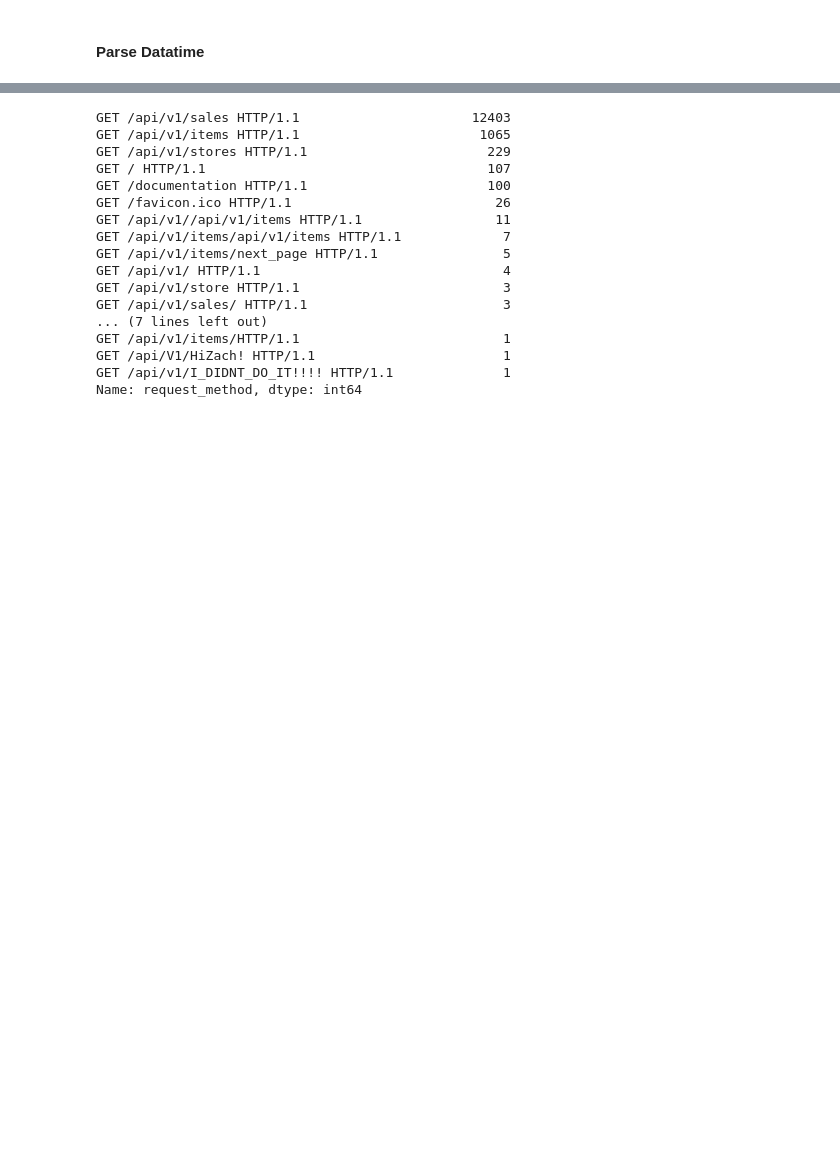
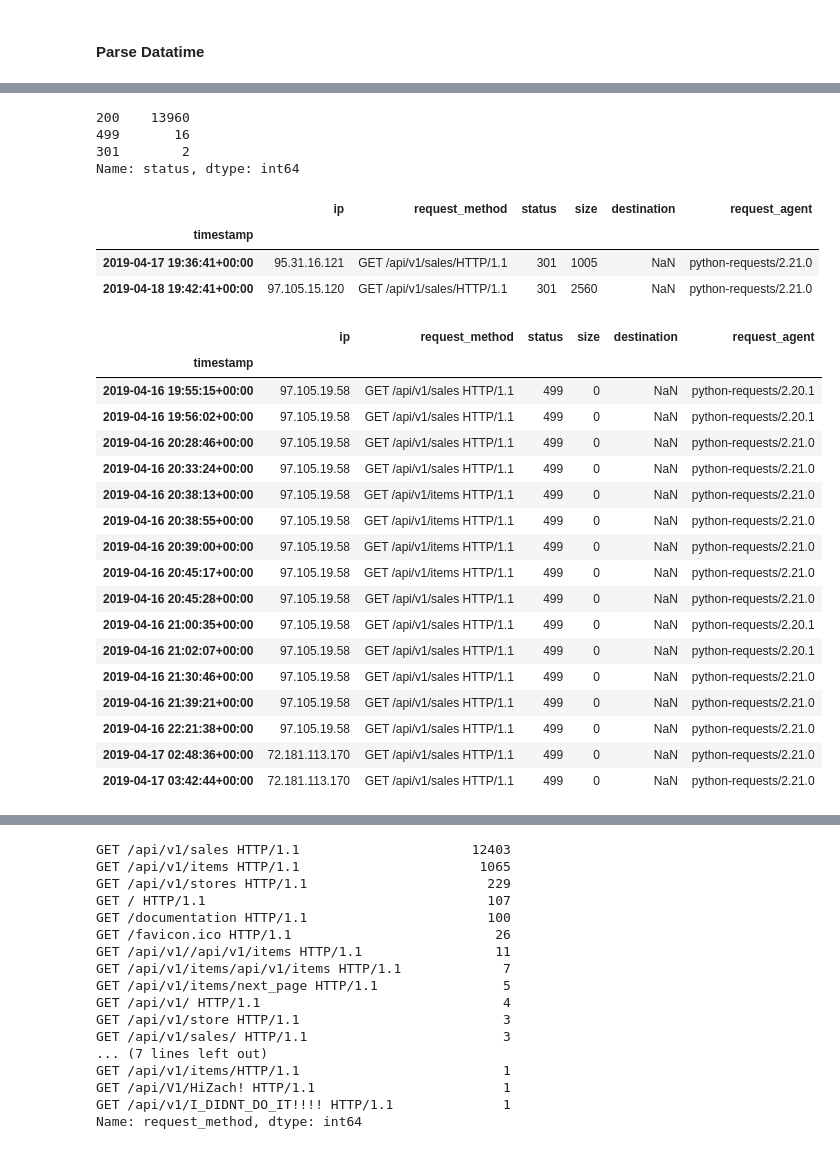
Before and after one commit to misty-garcia/ds-methodologies-exercises, a Jupyter notebook: anomaly_detection/discrete_anomaly_detection.ipynb, the cells around one changed output, grey strips where cells are left out. Saved outputs shown, nothing was run; the diff lists cells and outputs as text; code cells hidden in the pictures; blank space fills up the shorter version.

```diff
--- a/anomaly_detection/discrete_anomaly_detection.ipynb
+++ b/anomaly_detection/discrete_anomaly_detection.ipynb
@@ -109,0 +115,35 @@ df.head()
+# %%
+df.status.value_counts()
+# %% [output]
+200    13960
+499       16
+301        2
+Name: status, dtype: int64
+# %%
+df [df.status == 301]
+# %% [output]
+|  | ip | request_method | status | size | destination | request_agent |
+| timestamp |  |  |  |  |  |  |
+| 2019-04-17 19:36:41+00:00 | 95.31.16.121 | GET /api/v1/sales/HTTP/1.1 | 301 | 1005 | NaN | python-requests/2.21.0 |
+| 2019-04-18 19:42:41+00:00 | 97.105.15.120 | GET /api/v1/sales/HTTP/1.1 | 301 | 2560 | NaN | python-requests/2.21.0 |
+# %%
+df [df.status == 499]
+# %% [output]
+|  | ip | request_method | status | size | destination | request_agent |
+| timestamp |  |  |  |  |  |  |
+| 2019-04-16 19:55:15+00:00 | 97.105.19.58 | GET /api/v1/sales HTTP/1.1 | 499 | 0 | NaN | python-requests/2.20.1 |
+| 2019-04-16 19:56:02+00:00 | 97.105.19.58 | GET /api/v1/sales HTTP/1.1 | 499 | 0 | NaN | python-requests/2.20.1 |
+| 2019-04-16 20:28:46+00:00 | 97.105.19.58 | GET /api/v1/sales HTTP/1.1 | 499 | 0 | NaN | python-requests/2.21.0 |
+| 2019-04-16 20:33:24+00:00 | 97.105.19.58 | GET /api/v1/sales HTTP/1.1 | 499 | 0 | NaN | python-requests/2.21.0 |
+| 2019-04-16 20:38:13+00:00 | 97.105.19.58 | GET /api/v1/items HTTP/1.1 | 499 | 0 | NaN | python-requests/2.21.0 |
+| 2019-04-16 20:38:55+00:00 | 97.105.19.58 | GET /api/v1/items HTTP/1.1 | 499 | 0 | NaN | python-requests/2.21.0 |
+| 2019-04-16 20:39:00+00:00 | 97.105.19.58 | GET /api/v1/items HTTP/1.1 | 499 | 0 | NaN | python-requests/2.21.0 |
+| 2019-04-16 20:45:17+00:00 | 97.105.19.58 | GET /api/v1/items HTTP/1.1 | 499 | 0 | NaN | python-requests/2.21.0 |
+| 2019-04-16 20:45:28+00:00 | 97.105.19.58 | GET /api/v1/sales HTTP/1.1 | 499 | 0 | NaN | python-requests/2.21.0 |
+| 2019-04-16 21:00:35+00:00 | 97.105.19.58 | GET /api/v1/sales HTTP/1.1 | 499 | 0 | NaN | python-requests/2.20.1 |
+| 2019-04-16 21:02:07+00:00 | 97.105.19.58 | GET /api/v1/sales HTTP/1.1 | 499 | 0 | NaN | python-requests/2.20.1 |
+| 2019-04-16 21:30:46+00:00 | 97.105.19.58 | GET /api/v1/sales HTTP/1.1 | 499 | 0 | NaN | python-requests/2.21.0 |
+| 2019-04-16 21:39:21+00:00 | 97.105.19.58 | GET /api/v1/sales HTTP/1.1 | 499 | 0 | NaN | python-requests/2.21.0 |
+| 2019-04-16 22:21:38+00:00 | 97.105.19.58 | GET /api/v1/sales HTTP/1.1 | 499 | 0 | NaN | python-requests/2.21.0 |
+| 2019-04-17 02:48:36+00:00 | 72.181.113.170 | GET /api/v1/sales HTTP/1.1 | 499 | 0 | NaN | python-requests/2.21.0 |
+| 2019-04-17 03:42:44+00:00 | 72.181.113.170 | GET /api/v1/sales HTTP/1.1 | 499 | 0 | NaN | python-requests/2.21.0 |
```
Also changed, not shown: parts of 21 cells of this notebook.
